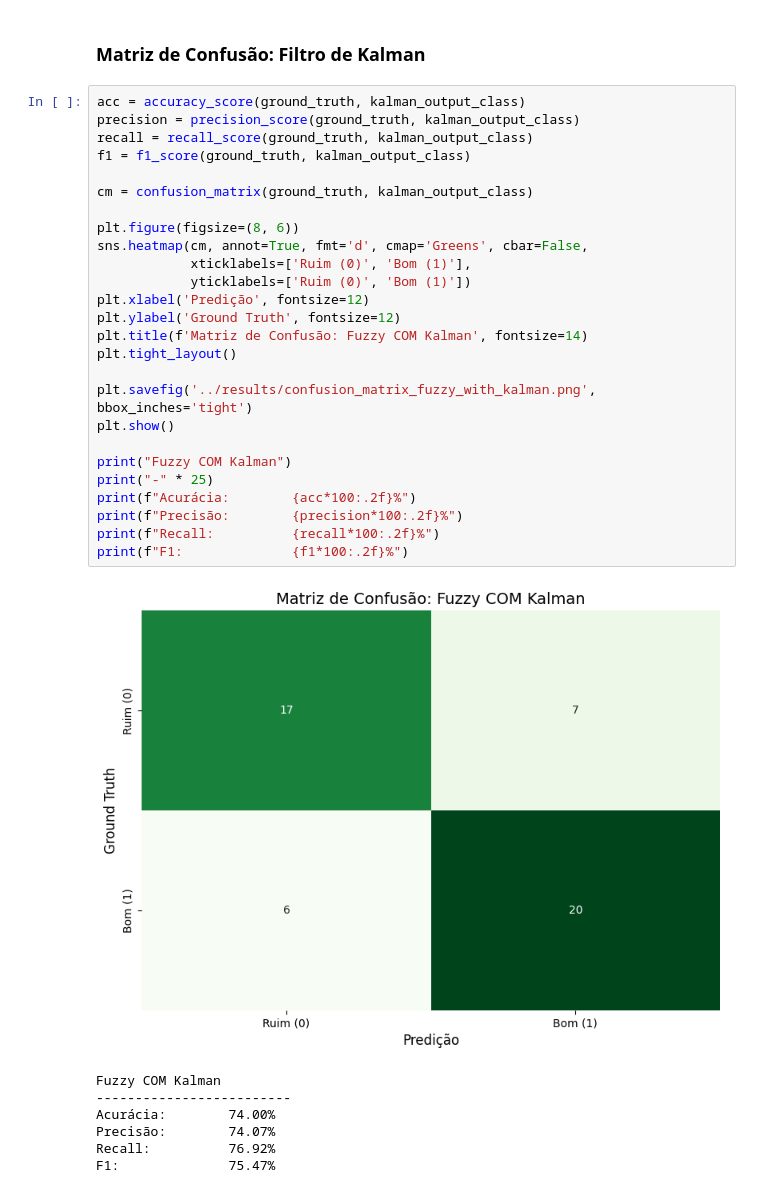
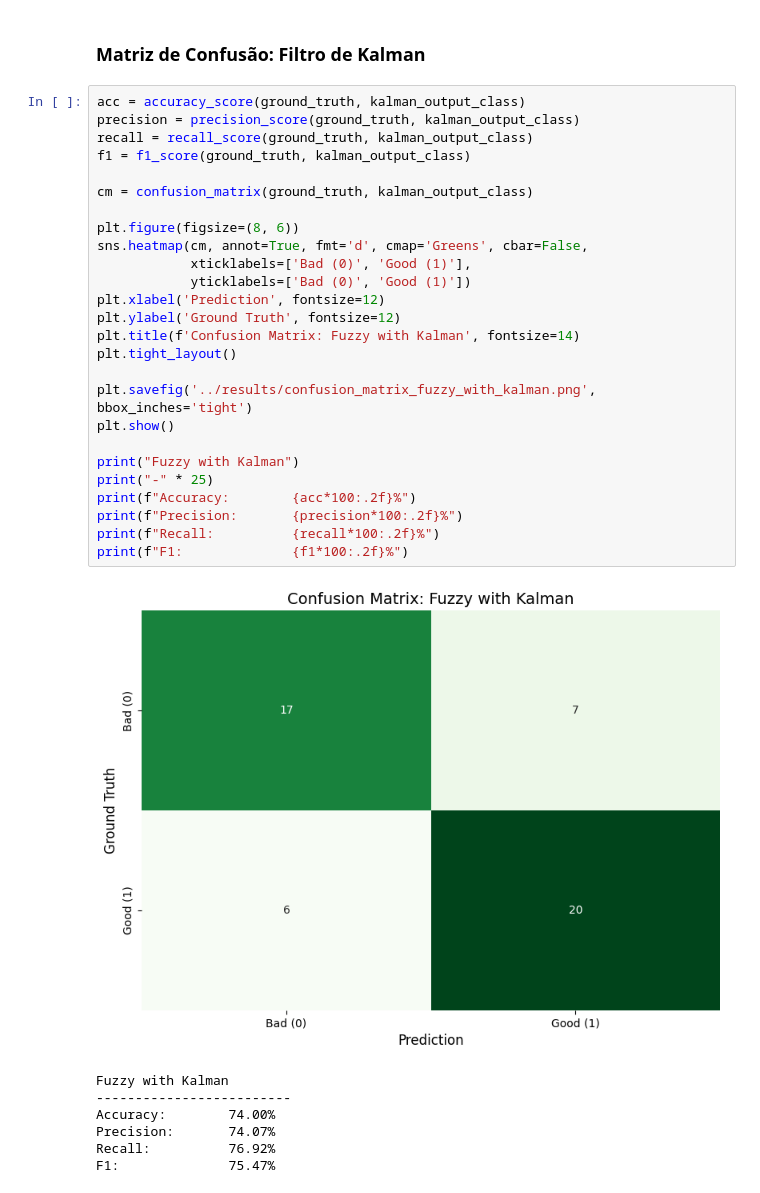
Before and after one commit to charlesluizmendes/DataFusion, a Jupyter notebook: src/7.results.ipynb, the cells around one changed output. Cells and saved outputs as stored; diff of their text form.

```diff
--- a/src/7.results.ipynb
+++ b/src/7.results.ipynb
@@ -220,34 +220,34 @@ F1:              75.47%
 # %%
 acc = accuracy_score(ground_truth, kalman_output_class)
 precision = precision_score(ground_truth, kalman_output_class)
 recall = recall_score(ground_truth, kalman_output_class)
 f1 = f1_score(ground_truth, kalman_output_class)
 
 cm = confusion_matrix(ground_truth, kalman_output_class)
 
 plt.figure(figsize=(8, 6))
 sns.heatmap(cm, annot=True, fmt='d', cmap='Greens', cbar=False,
-            xticklabels=['Ruim (0)', 'Bom (1)'],
-            yticklabels=['Ruim (0)', 'Bom (1)'])
-plt.xlabel('Predição', fontsize=12)
+            xticklabels=['Bad (0)', 'Good (1)'],
+            yticklabels=['Bad (0)', 'Good (1)'])
+plt.xlabel('Prediction', fontsize=12)
 plt.ylabel('Ground Truth', fontsize=12)
-plt.title(f'Matriz de Confusão: Fuzzy COM Kalman', fontsize=14)
+plt.title(f'Confusion Matrix: Fuzzy with Kalman', fontsize=14)
 plt.tight_layout()
 
 plt.savefig('../results/confusion_matrix_fuzzy_with_kalman.png', bbox_inches='tight')
 plt.show()
 
-print("Fuzzy COM Kalman")
+print("Fuzzy with Kalman")
 print("-" * 25)
-print(f"Acurácia:        {acc*100:.2f}%")
-print(f"Precisão:        {precision*100:.2f}%")
+print(f"Accuracy:        {acc*100:.2f}%")
+print(f"Precision:       {precision*100:.2f}%")
 print(f"Recall:          {recall*100:.2f}%")
 print(f"F1:              {f1*100:.2f}%")
 # %% [output]
-[figure, old version]
+[figure, new version]
-Fuzzy COM Kalman
+Fuzzy with Kalman
 -------------------------
-Acurácia:        74.00%
-Precisão:        74.07%
+Accuracy:        74.00%
+Precision:       74.07%
 Recall:          76.92%
 F1:              75.47%
```
Also changed, not shown: parts of 4 cells of this notebook, 8 other files.
